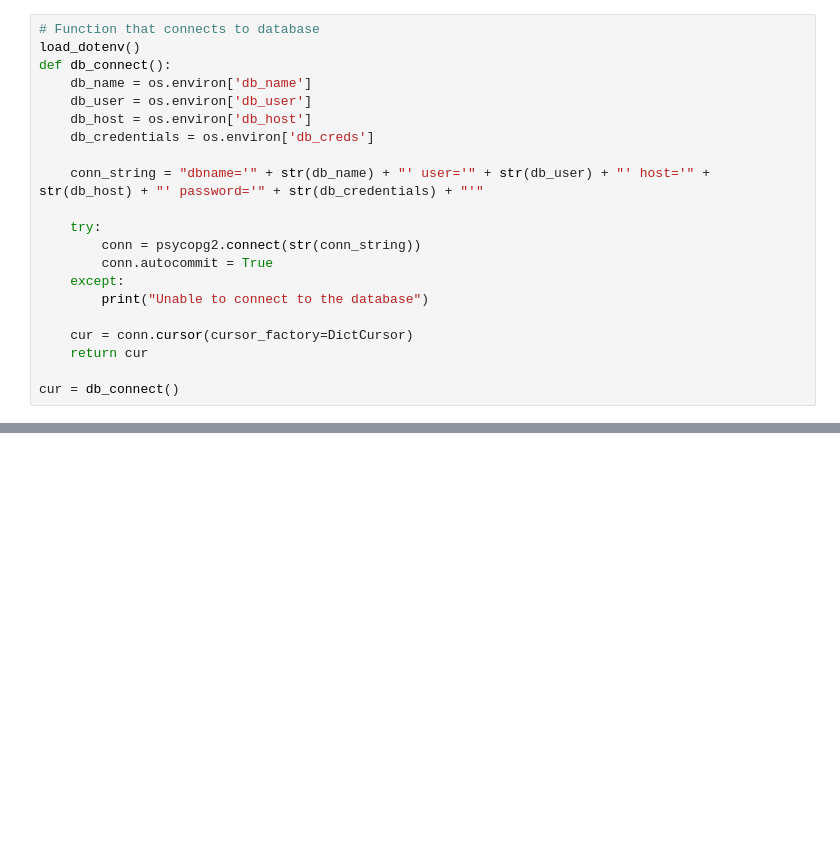
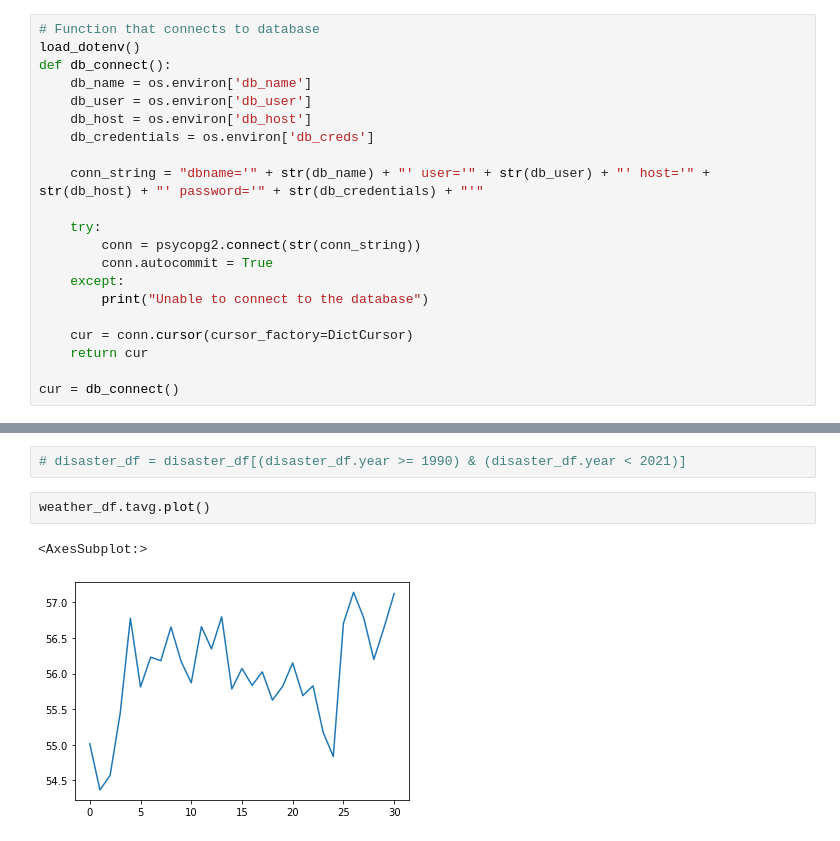
Before and after one commit to theraceblogger/climaster, a Jupyter notebook: analyze_data/analyze.ipynb, the cells around one changed output, grey strips where cells are left out. Cells and saved outputs as stored; diff of their text form; blank space fills up the shorter version.

```diff
--- a/analyze_data/analyze.ipynb
+++ b/analyze_data/analyze.ipynb
@@ -67,0 +208,7 @@ disaster_df.head(10)
+# %%
+# disaster_df = disaster_df[(disaster_df.year >= 1990) & (disaster_df.year < 2021)]
+# %%
+weather_df.tavg.plot()
+# %% [output]
+<AxesSubplot:>
+[figure, added]
```
Also changed, not shown: parts of 25 cells of this notebook, 2 other files.
